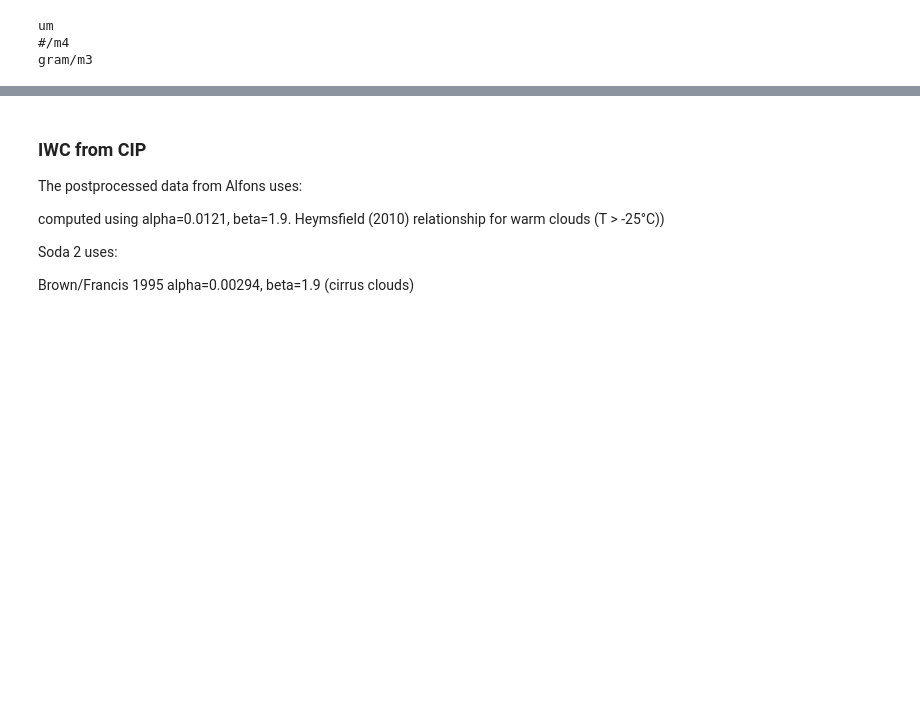
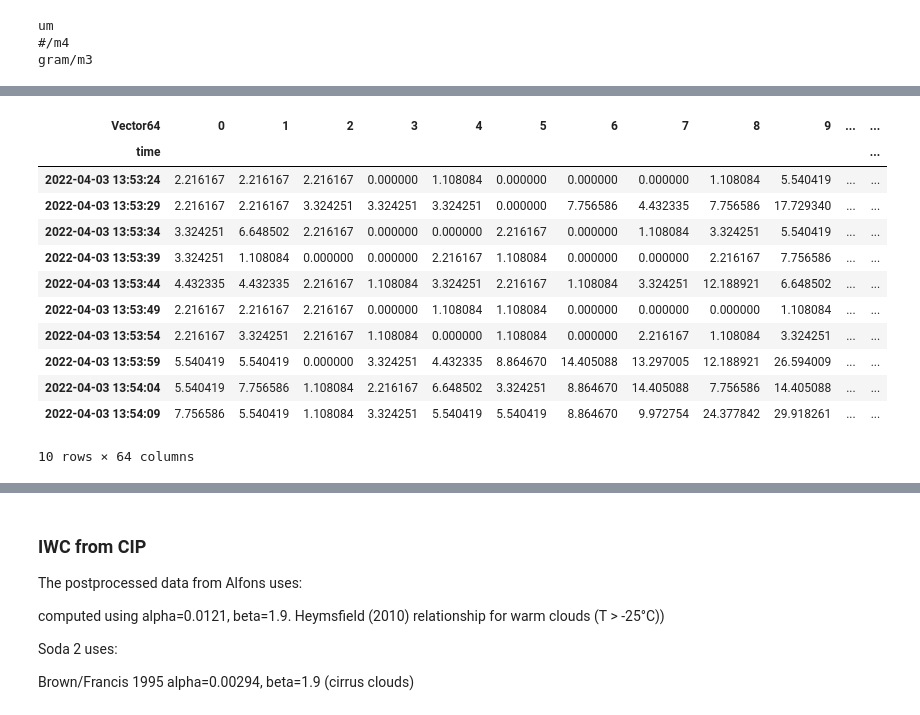
Before and after one commit to niellaNina/procIslasMicrophy, a Jupyter notebook: Compare_postprocessing.ipynb, the cells around one changed output, grey strips where cells are left out. Drawn from its saved outputs; the diff is of its cells as text; code cells hidden in the pictures; blank space fills up the shorter version.

```diff
--- a/Compare_postprocessing.ipynb
+++ b/Compare_postprocessing.ipynb
@@ -84,0 +126,19 @@ gram/m3
+# %%
+test2 = f_cip_xds['COUNTS'].to_dataframe() # turn into dataframe
+test2 = test2.reset_index() # reset index to remove multiindex
+test2 = test2.pivot(index='time', columns='Vector64', values='COUNTS')
+test2
+# %% [output]
+| Vector64 | 0 | 1 | 2 | 3 | 4 | 5 | 6 | 7 | 8 | 9 | ... | ... |
+| time |  |  |  |  |  |  |  |  |  |  |  | ... |
+| 2022-04-03 13:53:24 | 2.216167 | 2.216167 | 2.216167 | 0.000000 | 1.108084 | 0.000000 | 0.000000 | 0.000000 | 1.108084 | 5.540419 | ... | ... |
+| 2022-04-03 13:53:29 | 2.216167 | 2.216167 | 3.324251 | 3.324251 | 3.324251 | 0.000000 | 7.756586 | 4.432335 | 7.756586 | 17.729340 | ... | ... |
+| 2022-04-03 13:53:34 | 3.324251 | 6.648502 | 2.216167 | 0.000000 | 0.000000 | 2.216167 | 0.000000 | 1.108084 | 3.324251 | 5.540419 | ... | ... |
+| 2022-04-03 13:53:39 | 3.324251 | 1.108084 | 0.000000 | 0.000000 | 2.216167 | 1.108084 | 0.000000 | 0.000000 | 2.216167 | 7.756586 | ... | ... |
+| 2022-04-03 13:53:44 | 4.432335 | 4.432335 | 2.216167 | 1.108084 | 3.324251 | 2.216167 | 1.108084 | 3.324251 | 12.188921 | 6.648502 | ... | ... |
+| 2022-04-03 13:53:49 | 2.216167 | 2.216167 | 2.216167 | 0.000000 | 1.108084 | 1.108084 | 0.000000 | 0.000000 | 0.000000 | 1.108084 | ... | ... |
+| 2022-04-03 13:53:54 | 2.216167 | 3.324251 | 2.216167 | 1.108084 | 0.000000 | 1.108084 | 0.000000 | 2.216167 | 1.108084 | 3.324251 | ... | ... |
+| 2022-04-03 13:53:59 | 5.540419 | 5.540419 | 0.000000 | 3.324251 | 4.432335 | 8.864670 | 14.405088 | 13.297005 | 12.188921 | 26.594009 | ... | ... |
+| 2022-04-03 13:54:04 | 5.540419 | 7.756586 | 1.108084 | 2.216167 | 6.648502 | 3.324251 | 8.864670 | 14.405088 | 7.756586 | 14.405088 | ... | ... |
+| 2022-04-03 13:54:09 | 7.756586 | 5.540419 | 1.108084 | 3.324251 | 5.540419 | 5.540419 | 8.864670 | 9.972754 | 24.377842 | 29.918261 | ... | ... |
+10 rows × 64 columns
```
Also changed, not shown: parts of 35 cells of this notebook, 9 other files.
